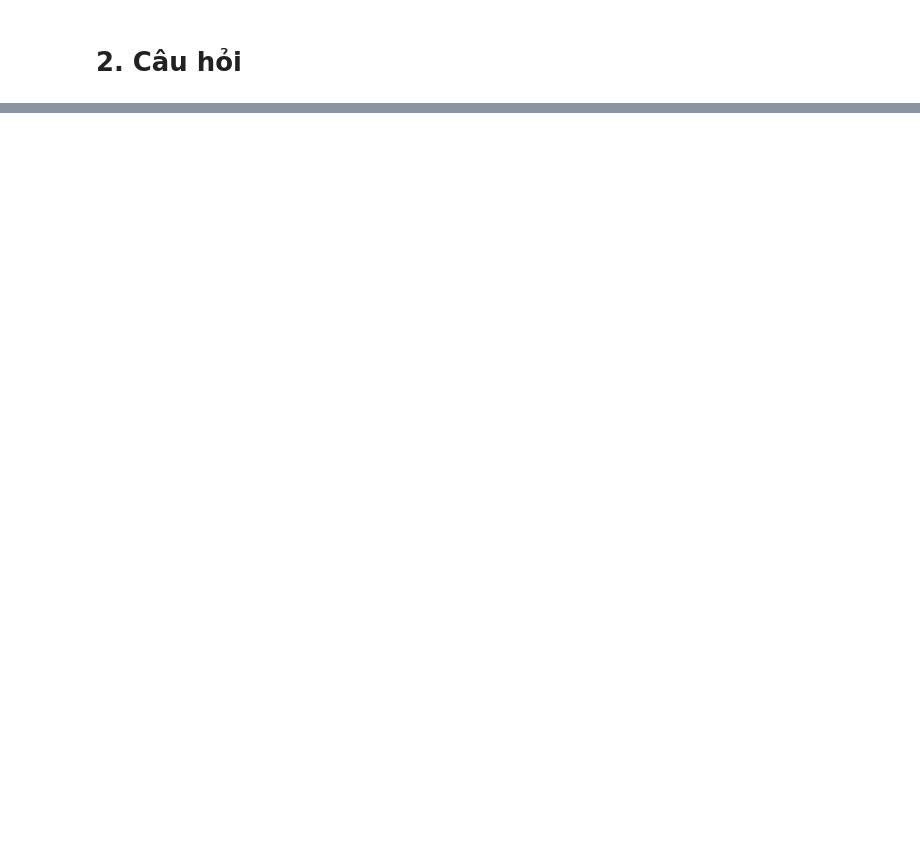
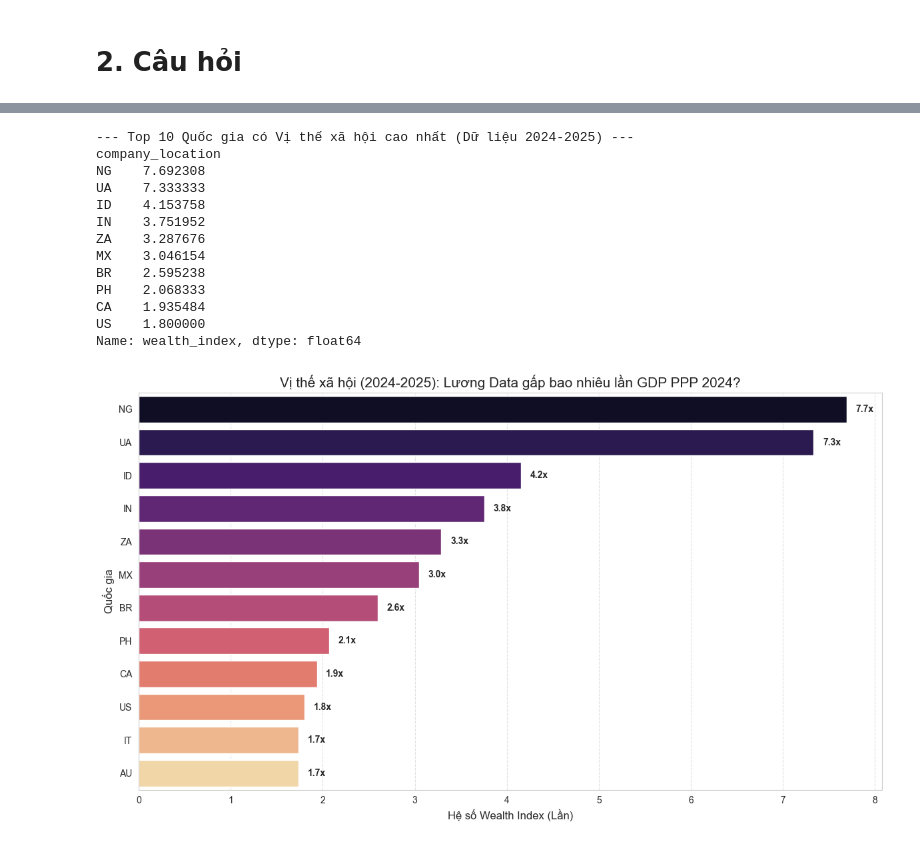
Before and after one commit to ndthanh308/Programming-for-DS, a Jupyter notebook: notebooks/03Thanh_data_ques.ipynb, the cells around one changed output, grey strips where cells are left out. Drawn from its saved outputs; the diff is of its cells as text; code cells hidden in the pictures; blank space fills up the shorter version.

```diff
--- a/notebooks/03Thanh_data_ques.ipynb
+++ b/notebooks/03Thanh_data_ques.ipynb
@@ -5,2 +7,18 @@
+# %%
+# import thư viện cần thiết
+
+import pandas as pd
+import numpy as np
+import matplotlib.pyplot as plt
+import seaborn as sns
+import warnings
+
+warnings.filterwarnings('ignore', category=FutureWarning) # tắt các cảnh báo
+
+df_original = pd.read_csv('../data/original_data.csv')
+
+# Cấu hình hiển thị
+pd.set_option('display.max_columns', None)
+sns.set_style("whitegrid")
 # %% [markdown]
 # 2. Câu hỏi
@@ -34,0 +155,45 @@
+# %%
+# --- B. Đánh giá phân tích lại ---
+# 1. Tổng hợp dữ liệu
+# Tính trung vị Wealth Index cho dữ liệu mới (2024-2025)
+wealth_ranking_new = df_q1_new.groupby('company_location')['wealth_index'].median().sort_values(ascending=False)
+
+# In kết quả chi tiết
+print("--- Top 10 Quốc gia có Vị thế xã hội cao nhất (Dữ liệu 2024-2025) ---")
+print(wealth_ranking_new.head(10))
+
+# 2. Trực quan hóa
+plt.figure(figsize=(12, 7))
+
+# Chọn Top 12 để vẽ
+top_plot = wealth_ranking_new.head(12)
+
+# Vẽ biểu đồ
+sns.barplot(x=top_plot.values, y=top_plot.index, palette='magma')
+
+plt.title('Vị thế xã hội (2024-2025): Lương Data gấp bao nhiêu lần GDP PPP 2024?', fontsize=15)
+plt.xlabel('Hệ số Wealth Index (Lần)', fontsize=12)
+plt.ylabel('Quốc gia', fontsize=12)
+plt.grid(axis='x', linestyle='--', alpha=0.6)
+
+# Thêm nhãn giá trị
+for i, v in enumerate(top_plot.values):
+    plt.text(v + 0.1, i, f'{v:.1f}x', va='center', fontweight='bold', fontsize=10)
+
+plt.tight_layout()
+plt.show()
+# %% [output]
+--- Top 10 Quốc gia có Vị thế xã hội cao nhất (Dữ liệu 2024-2025) ---
+company_location
+NG    7.692308
+UA    7.333333
+ID    4.153758
+IN    3.751952
+ZA    3.287676
+MX    3.046154
+BR    2.595238
+PH    2.068333
+CA    1.935484
+US    1.800000
+Name: wealth_index, dtype: float64
+[figure, added]
```
Also changed, not shown: parts of 25 cells of this notebook, 1 other file.
